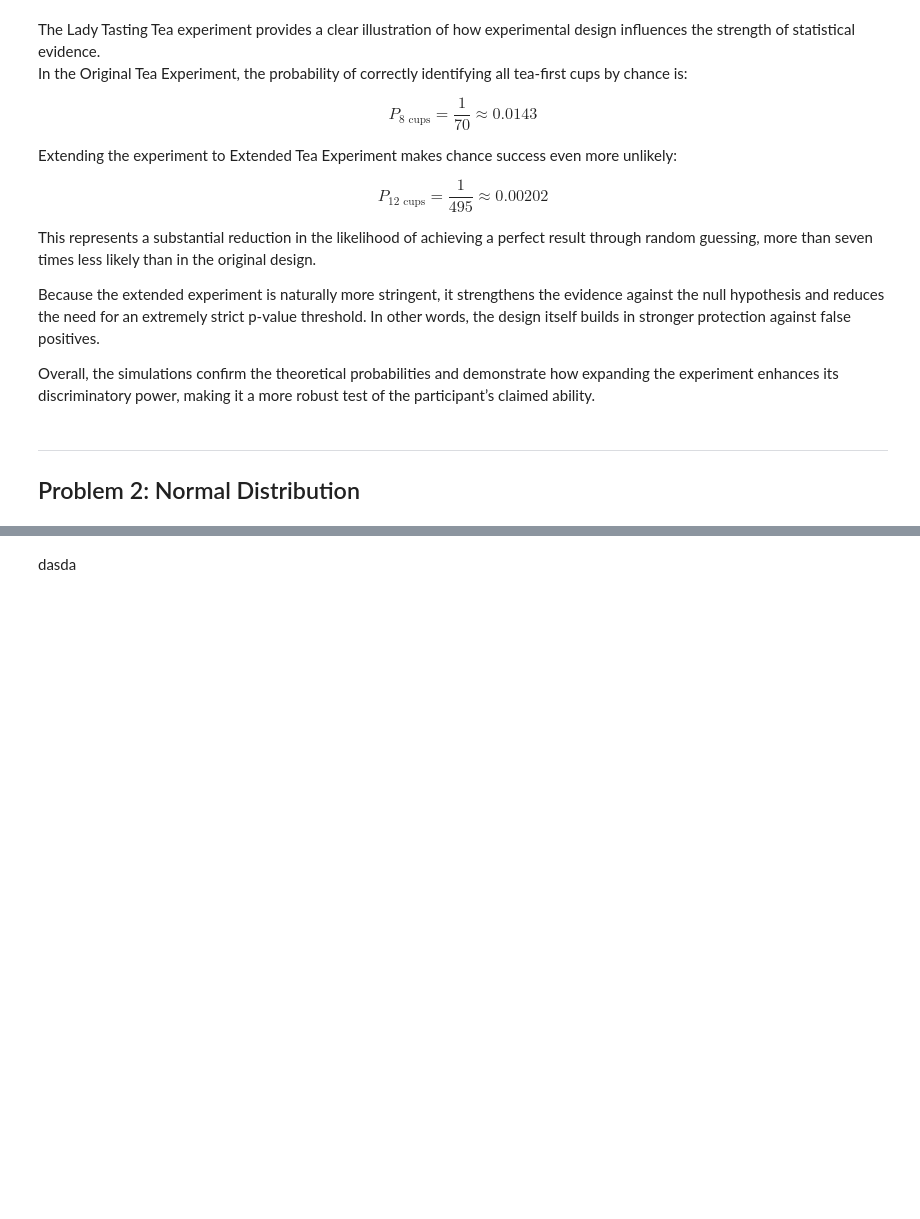
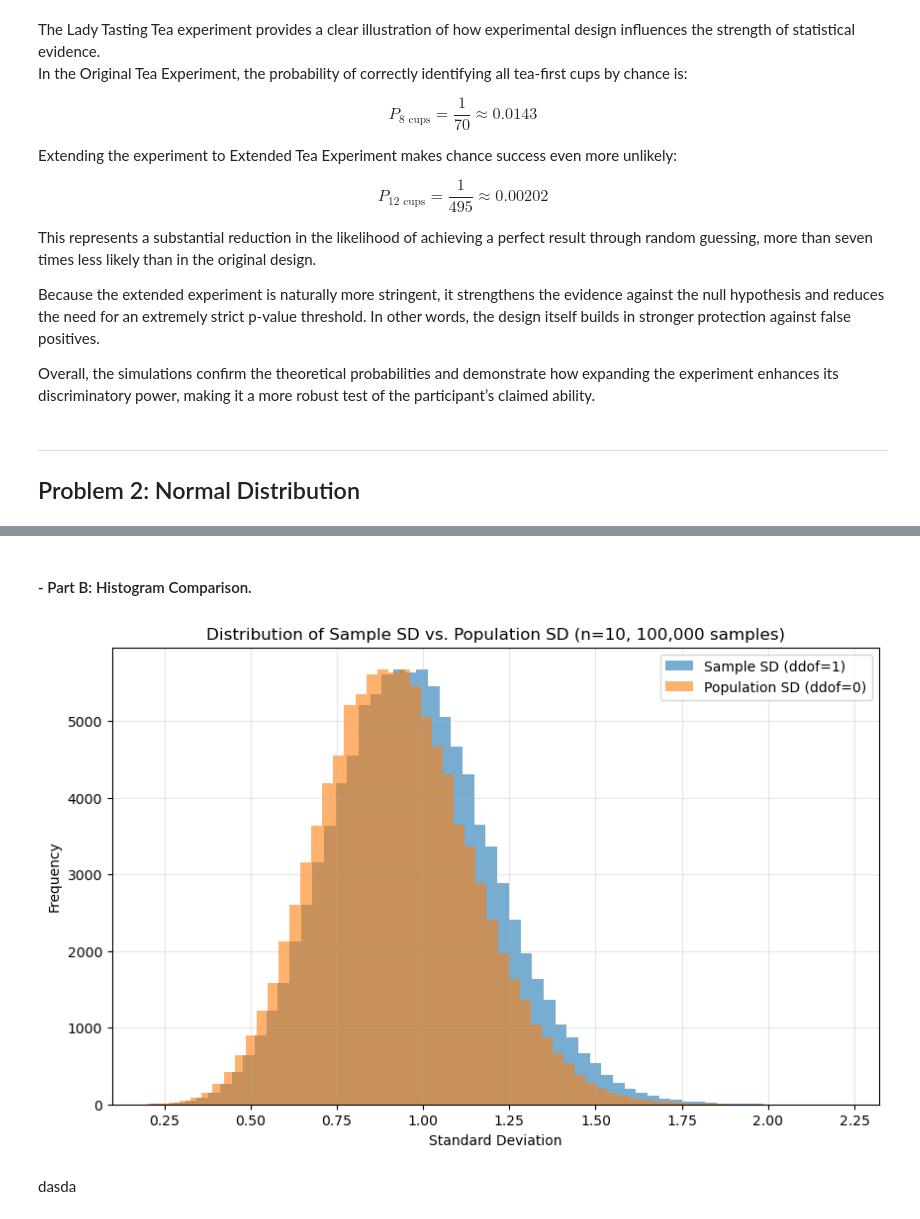
Before and after one commit to RodrigoDMU/applied_statistics_assessment, a Jupyter notebook: problems.ipynb, the cells around one changed output, grey strips where cells are left out. Cells and saved outputs as stored; diff of their text form; code cells hidden in the pictures; blank space fills up the shorter version.

```diff
--- a/problems.ipynb
+++ b/problems.ipynb
@@ -278,0 +302,15 @@ Overall, the simulations confirm the theoretical probabilities and demonstrate h
+# %%
+# Set parameters
+num_samples = 100000   # number of samples
+sample_size = 10        # size of each sample
+
+# Generate samples from standard normal distribution
+samples = np.random.randn(num_samples, sample_size)
+
+# Compute SD with ddof=1 (sample SD)
+sd_sample = samples.std(axis=1, ddof=1)
+
+# Compute SD with ddof=0 (population SD)
+sd_population = samples.std(axis=1, ddof=0)
+
+samples
@@ -279,3 +331,19 @@ Overall, the simulations confirm the theoretical probabilities and demonstrate h
+# %% [markdown]
+####  - Part B: Histogram Comparison.
+# %%
+# Plotting the histograms
+plt.figure(figsize=(10,6))
+plt.hist(sd_sample, bins=60, alpha=0.6, label="Sample SD (ddof=1)")
+plt.hist(sd_population, bins=60, alpha=0.6, label="Population SD (ddof=0)")
+
+plt.title("Distribution of Sample SD vs. Population SD (n=10, 100,000 samples)")
+plt.xlabel("Standard Deviation")
+plt.ylabel("Frequency")
+plt.legend()
+plt.grid(alpha=0.3)
+plt.show()
+# %% [output]
+[figure, added]
 # %% [markdown]
 dasda
 # %% [markdown]
```
Also changed, not shown: parts of 5 cells of this notebook.
